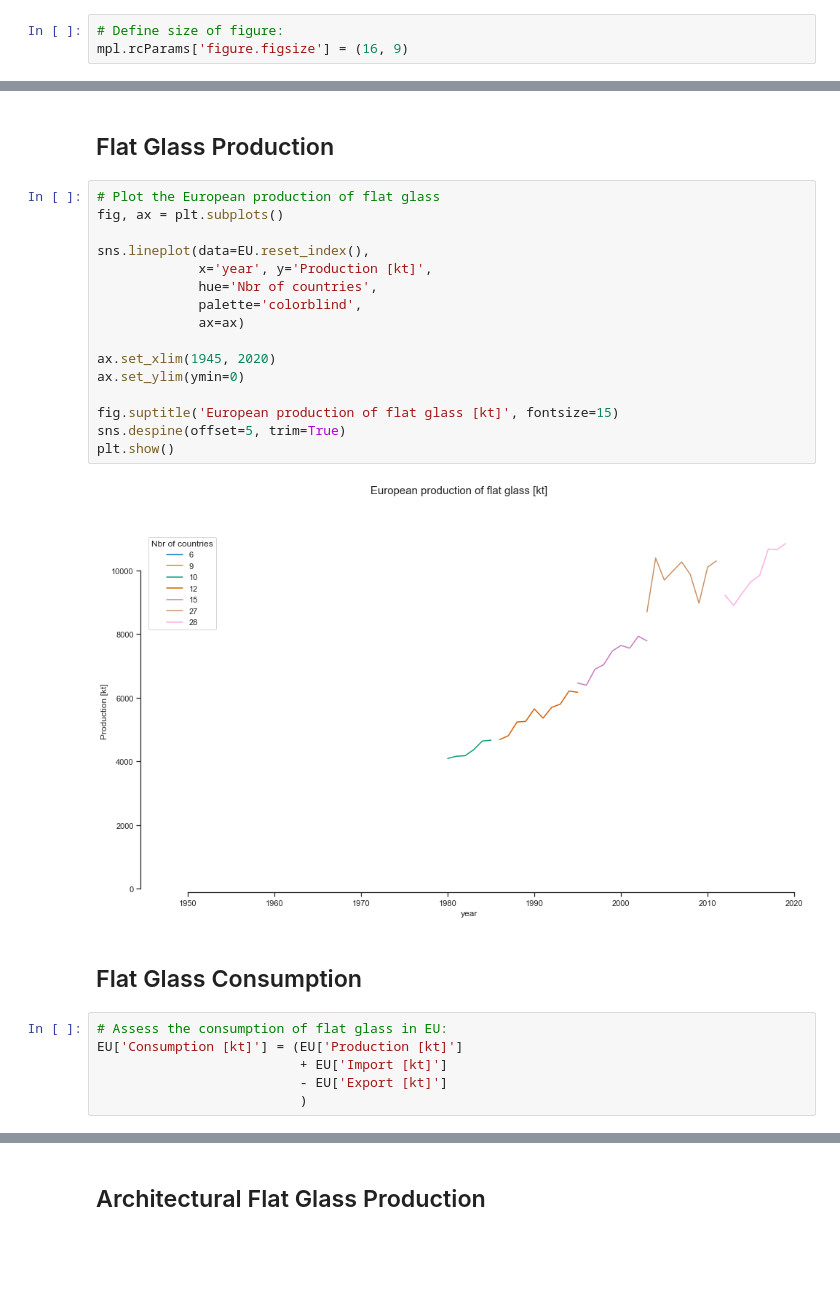
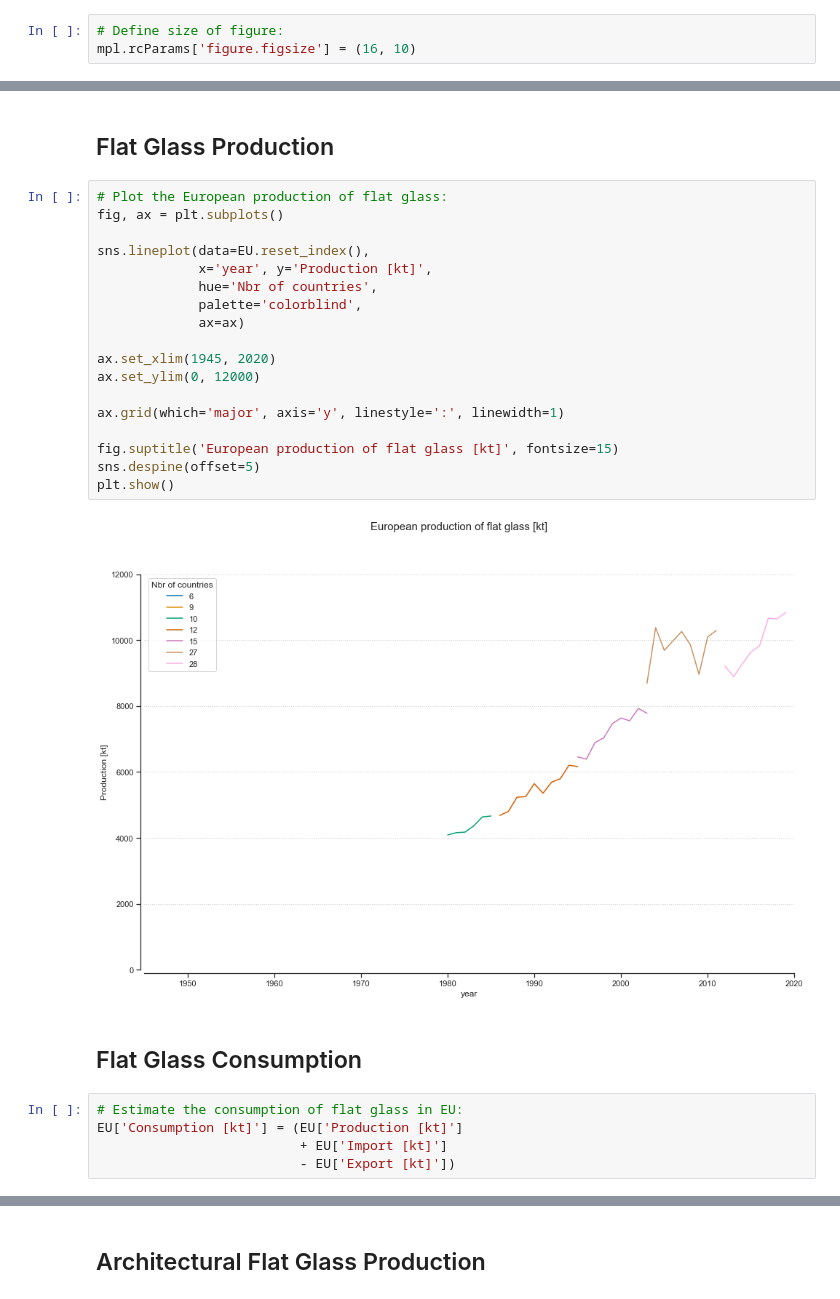
Before and after one commit to JeanSouv/01_MFA_GlassIndustry, a Jupyter notebook: MFA_FlatGlassIndustry.ipynb, the cells around one changed output, grey strips where cells are left out. Drawn from its saved outputs; the diff is of its cells as text; blank space fills up the shorter version.

```diff
--- a/MFA_FlatGlassIndustry.ipynb
+++ b/MFA_FlatGlassIndustry.ipynb
@@ -21,7 +21,7 @@ import seaborn as sns
 from support import input_helper
 # %%
 # Define size of figure:
-mpl.rcParams['figure.figsize'] = (16, 9)
+mpl.rcParams['figure.figsize'] = (16, 10)
 # %%
 # Directory with datasets:
 ROOT_DIR = "RawData"
@@ -105,31 +127,32 @@ EU
 # %% [markdown]
 ## Flat Glass Production
 # %%
-# Plot the European production of flat glass
+# Plot the European production of flat glass:
 fig, ax = plt.subplots()
 
 sns.lineplot(data=EU.reset_index(),
              x='year', y='Production [kt]',
              hue='Nbr of countries',
              palette='colorblind',
              ax=ax)
 
 ax.set_xlim(1945, 2020)
-ax.set_ylim(ymin=0)
+ax.set_ylim(0, 12000)
+
+ax.grid(which='major', axis='y', linestyle=':', linewidth=1)
 
 fig.suptitle('European production of flat glass [kt]', fontsize=15)
-sns.despine(offset=5, trim=True)
+sns.despine(offset=5)
 plt.show()
 # %% [output]
-[figure, old version]
+[figure, new version]
 # %% [markdown]
 ## Flat Glass Consumption
 # %%
-# Assess the consumption of flat glass in EU:
+# Estimate the consumption of flat glass in EU:
 EU['Consumption [kt]'] = (EU['Production [kt]']
                           + EU['Import [kt]']
-                          - EU['Export [kt]']
-                          )
+                          - EU['Export [kt]'])
 # %%
 # Plot the European consumption of flat glass:
 fig, ax = plt.subplots(figsize=(8, 5))
```
Also changed, not shown: parts of 109 cells of this notebook, 1 other file.
